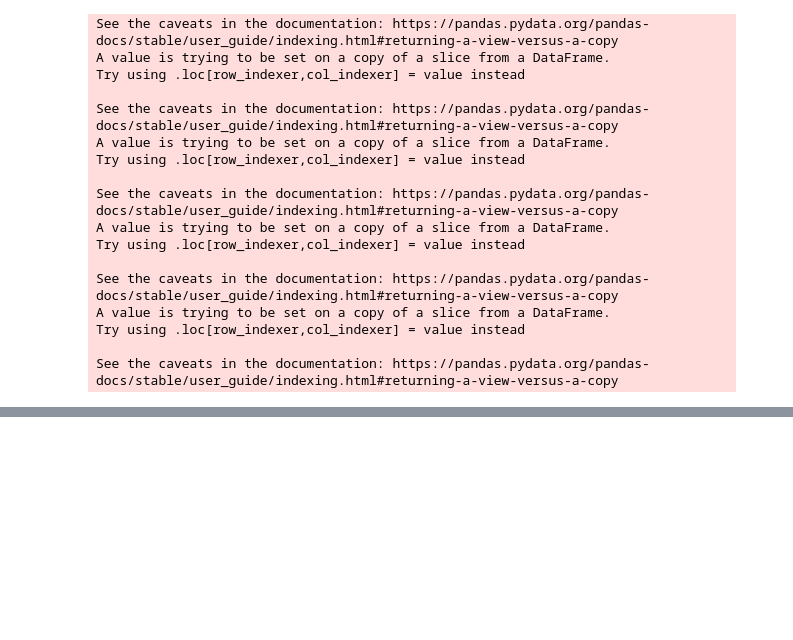
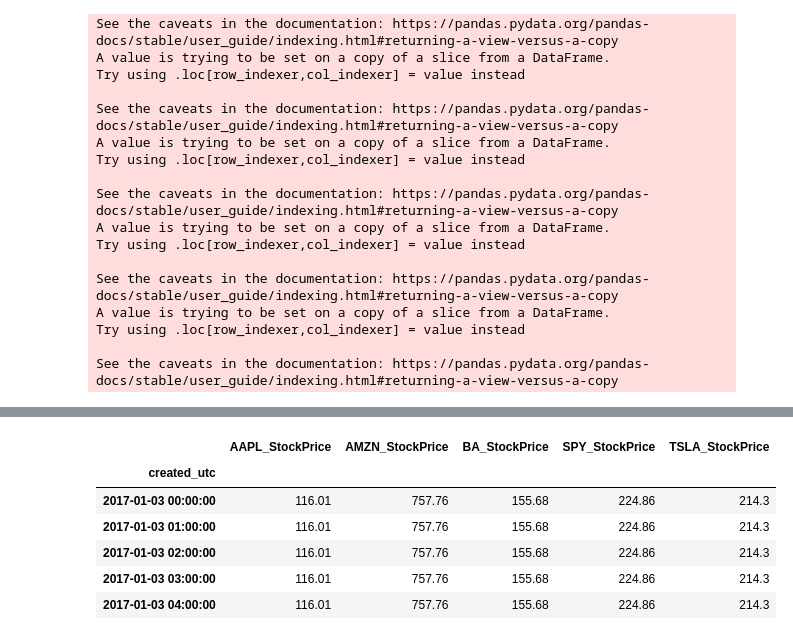
Before and after one commit to alik604/WallStreetBets_LSTM, a Jupyter notebook: hourly_date_day_prediction.ipynb, the cells around one changed output, grey strips where cells are left out. Saved outputs shown, nothing was run; the diff lists cells and outputs as text; code cells hidden in the pictures; blank space fills up the shorter version.

```diff
--- a/hourly_date_day_prediction.ipynb
+++ b/hourly_date_day_prediction.ipynb
@@ -347,0 +338,14 @@ plt.show()
+# %%
+# create dataset with hourly prices and no nlp data
+hour_data = data.filter(['created_utc','AAPL_StockPrice', 'AMZN_StockPrice',
+                                              'BA_StockPrice', 'SPY_StockPrice', 'TSLA_StockPrice'])
+hour_data = hour_data.set_index('created_utc')
+hour_data.head(5)
+# %% [output]
+|  | AAPL_StockPrice | AMZN_StockPrice | BA_StockPrice | SPY_StockPrice | TSLA_StockPrice |
+| created_utc |  |  |  |  |  |
+| 2017-01-03 00:00:00 | 116.01 | 757.76 | 155.68 | 224.86 | 214.3 |
+| 2017-01-03 01:00:00 | 116.01 | 757.76 | 155.68 | 224.86 | 214.3 |
+| 2017-01-03 02:00:00 | 116.01 | 757.76 | 155.68 | 224.86 | 214.3 |
+| 2017-01-03 03:00:00 | 116.01 | 757.76 | 155.68 | 224.86 | 214.3 |
+| 2017-01-03 04:00:00 | 116.01 | 757.76 | 155.68 | 224.86 | 214.3 |
```
Also changed, not shown: parts of 23 cells of this notebook.
